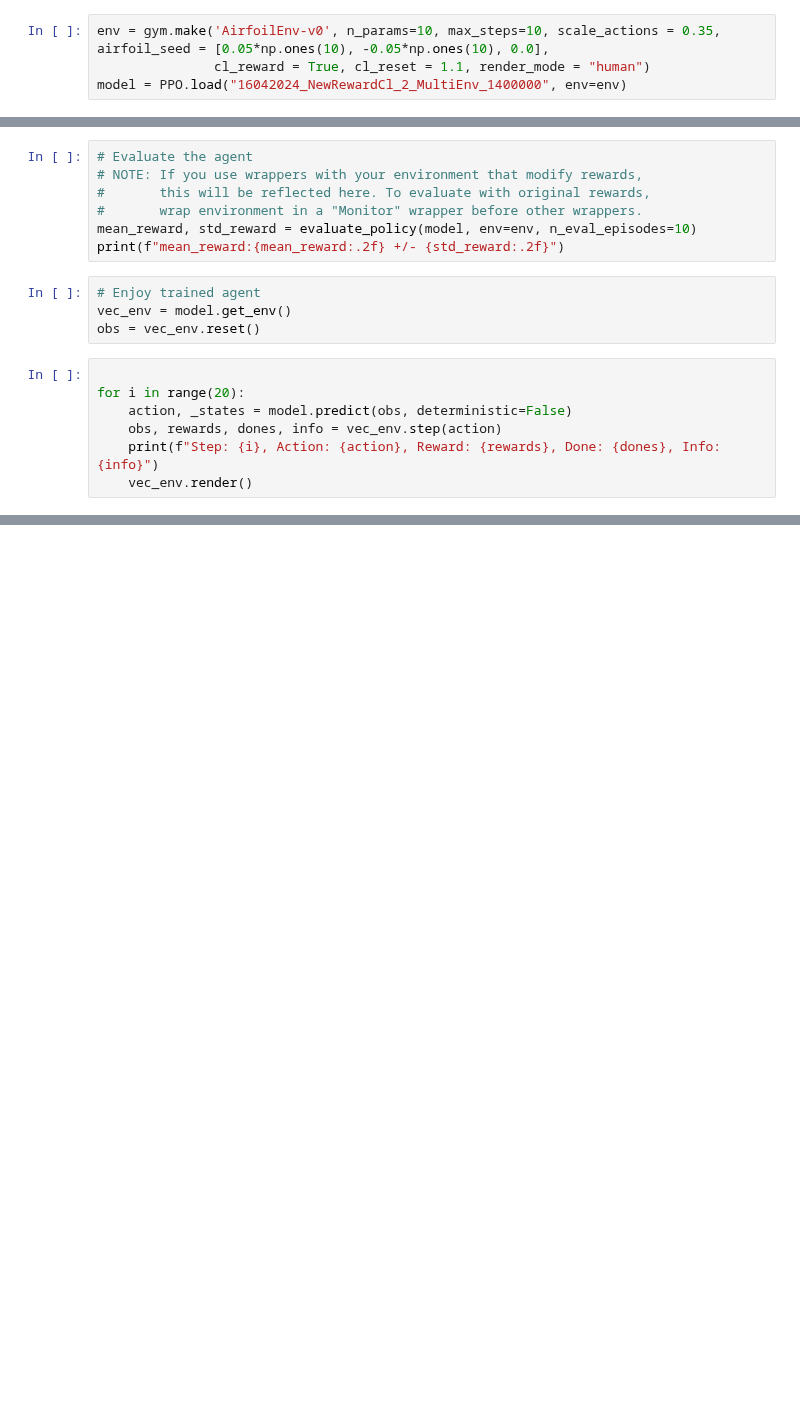
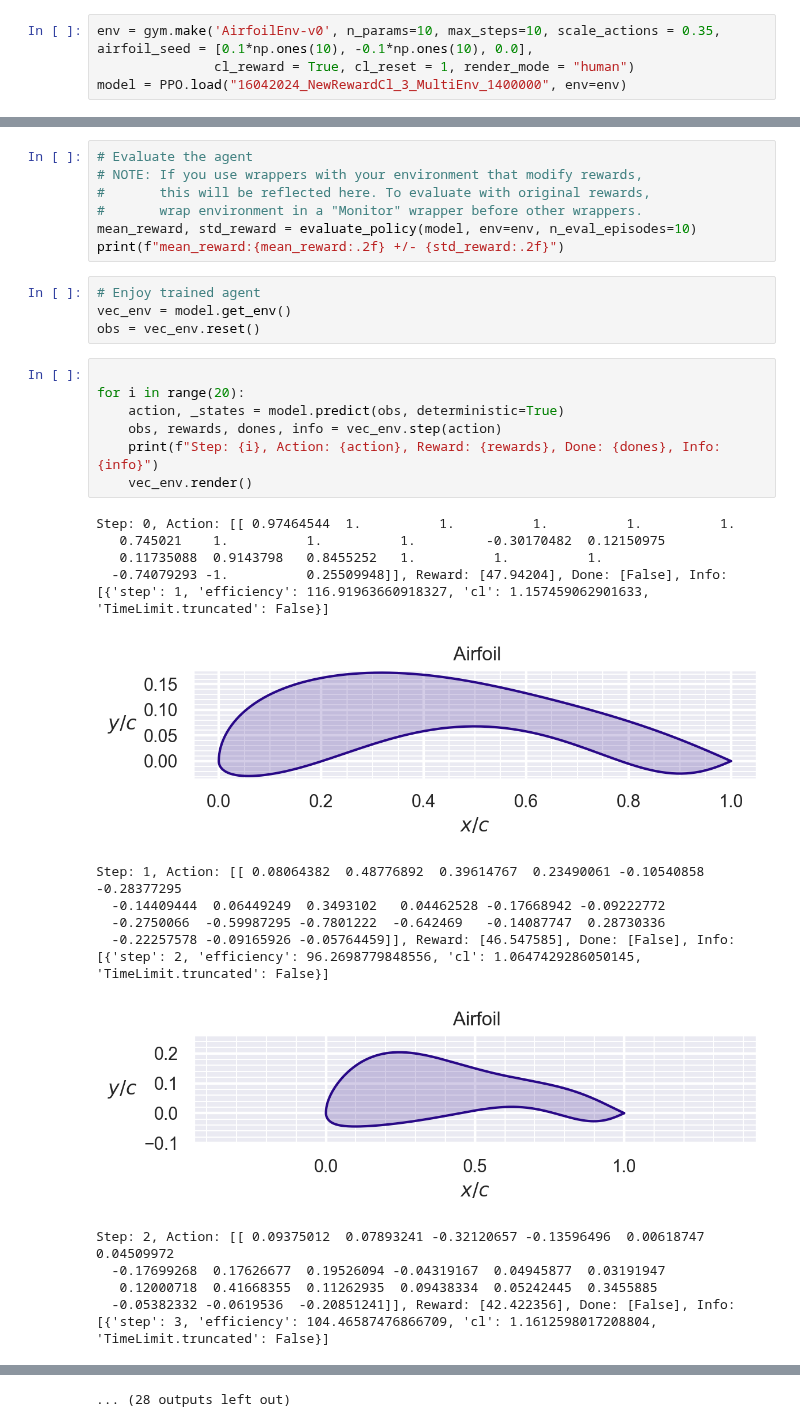
Before and after one commit to DRL-Geometry-Optimization/DRLFoil, a Jupyter notebook: main.ipynb, the cells around one changed output, grey strips where cells are left out. Saved outputs shown, nothing was run; the diff lists cells and outputs as text; blank space fills up the shorter version.

```diff
--- a/main.ipynb
+++ b/main.ipynb
@@ -6,6 +6,6 @@ import numpy as np
 from stable_baselines3 import PPO
 from stable_baselines3.common.evaluation import evaluate_policy
 # %%
-env = gym.make('AirfoilEnv-v0', n_params=10, max_steps=10, scale_actions = 0.35, airfoil_seed = [0.05*np.ones(10), -0.05*np.ones(10), 0.0],
-               cl_reward = True, cl_reset = 1.1, render_mode = "human")
-model = PPO.load("16042024_NewRewardCl_2_MultiEnv_1400000", env=env)
+env = gym.make('AirfoilEnv-v0', n_params=10, max_steps=10, scale_actions = 0.35, airfoil_seed = [0.1*np.ones(10), -0.1*np.ones(10), 0.0],
+               cl_reward = True, cl_reset = 1, render_mode = "human")
+model = PPO.load("16042024_NewRewardCl_3_MultiEnv_1400000", env=env)
@@ -23,7 +26,22 @@ obs = vec_env.reset()
 # %%
 
 for i in range(20):
-    action, _states = model.predict(obs, deterministic=False)
+    action, _states = model.predict(obs, deterministic=True)
     obs, rewards, dones, info = vec_env.step(action)
     print(f"Step: {i}, Action: {action}, Reward: {rewards}, Done: {dones}, Info: {info}")
     vec_env.render()
+# %% [output]
+Step: 0, Action: [[ 0.97464544  1.          1.          1.          1.          1.
+   0.745021    1.          1.          1.         -0.30170482  0.12150975
+   0.11735088  0.9143798   0.8455252   1.          1.          1.
+  -0.74079293 -1.          0.25509948]], Reward: [47.94204], Done: [False], Info: [{'step': 1, 'efficiency': 116.91963660918327, 'cl': 1.157459062901633, 'TimeLimit.truncated': False}]
+[figure, added]
+Step: 1, Action: [[ 0.08064382  0.48776892  0.39614767  0.23490061 -0.10540858 -0.28377295
+  -0.14409444  0.06449249  0.3493102   0.04462528 -0.17668942 -0.09222772
+  -0.2750066  -0.59987295 -0.7801222  -0.642469   -0.14087747  0.28730336
+  -0.22257578 -0.09165926 -0.05764459]], Reward: [46.547585], Done: [False], Info: [{'step': 2, 'efficiency': 96.2698779848556, 'cl': 1.0647429286050145, 'TimeLimit.truncated': False}]
+[figure, added]
+Step: 2, Action: [[ 0.09375012  0.07893241 -0.32120657 -0.13596496  0.00618747  0.04509972
+  -0.17699268  0.17626677  0.19526094 -0.04319167  0.04945877  0.03191947
+   0.12000718  0.41668355  0.11262935  0.09438334  0.05242445  0.3455885
+  -0.05382332 -0.0619536  -0.20851241]], Reward: [42.422356], Done: [False], Info: [{'step': 3, 'efficiency': 104.46587476866709, 'cl': 1.1612598017208804, 'TimeLimit.truncated': False}]
@@ -29,0 +64 @@ for i in range(20):
+... (28 outputs left out)
```
Also changed, not shown: parts of 2 cells of this notebook.
